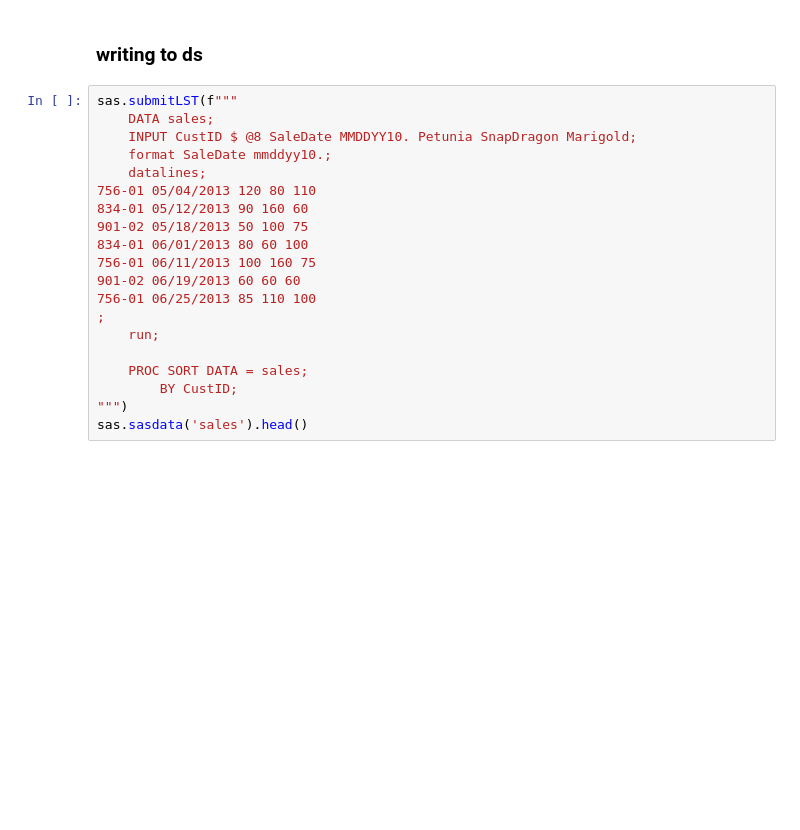
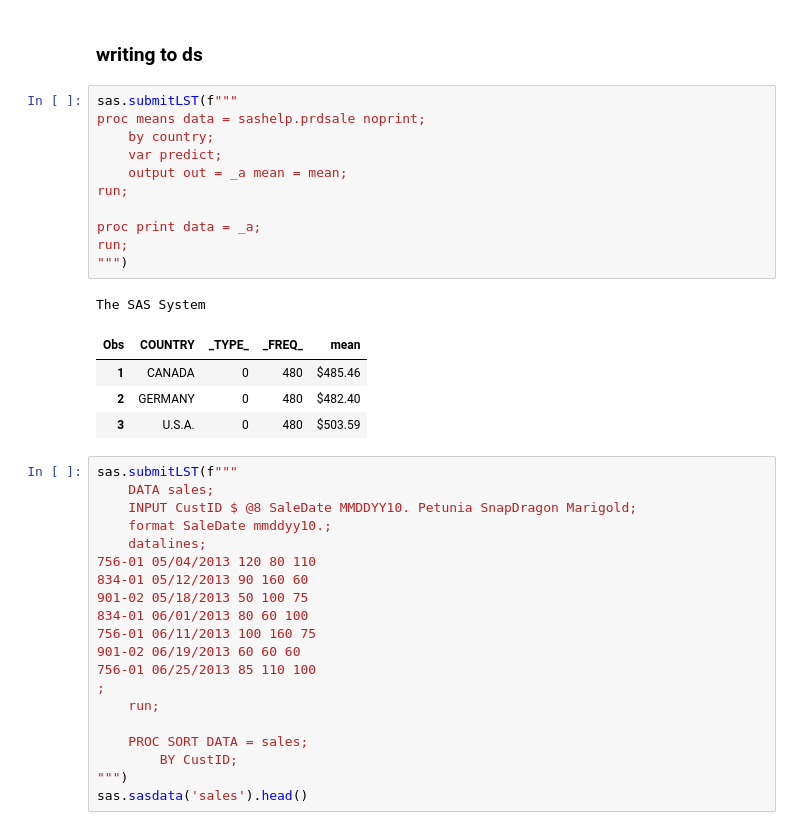
Before and after one commit to 0xdomyz/sas_collection, a Jupyter notebook: proc_data/proc_means.ipynb, the cells around one changed output. Cells and saved outputs as stored; diff of their text form; blank space fills up the shorter version.

Commit message:
update proc means

```diff
--- a/proc_data/proc_means.ipynb
+++ b/proc_data/proc_means.ipynb
@@ -46,6 +46,23 @@ Month=Dec
 | ACTUAL PREDICT | Actual Sales Predicted Sales | 120 120 | 532.33 474.73 | 279.12 292.70 | 9.00 6.00 | 964.00 979.00 |
 # %% [markdown]
 ### writing to ds
+# %%
+sas.submitLST(f"""
+proc means data = sashelp.prdsale noprint;
+    by country;
+    var predict;
+    output out = _a mean = mean;
+run;
+
+proc print data = _a;
+run;
+""")
+# %% [output]
+The SAS System
+| Obs | COUNTRY | _TYPE_ | _FREQ_ | mean |
+| 1 | CANADA | 0 | 480 | $485.46 |
+| 2 | GERMANY | 0 | 480 | $482.40 |
+| 3 | U.S.A. | 0 | 480 | $503.59 |
 # %%
 sas.submitLST(f"""
     DATA sales;
```
